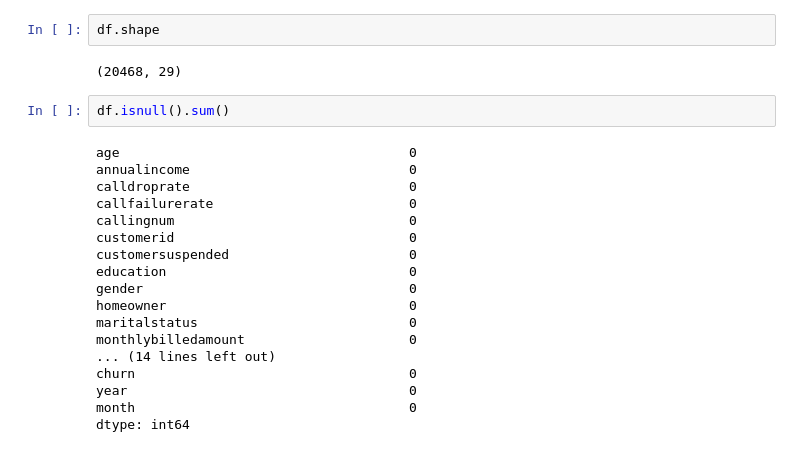
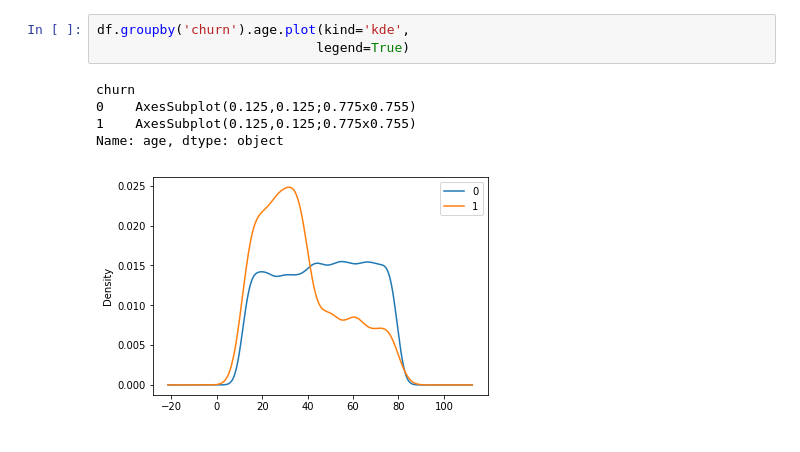
Before and after one commit to krisbock/AMLSamples, a Jupyter notebook: Customer_churn/data processing.ipynb, the cells around one changed output. Saved outputs shown, nothing was run; the diff lists cells and outputs as text.

```diff
--- a/Customer_churn/data processing.ipynb
+++ b/Customer_churn/data processing.ipynb
@@ -27,24 +14,9 @@ Index(['age', 'annualincome', 'calldroprate', 'callfailurerate', 'callingnum',
-# %%
-df.shape
-# %% [output]
-(20468, 29)
-# %%
-df.isnull().sum()
-# %% [output]
-age                                     0
-annualincome                            0
-calldroprate                            0
-callfailurerate                         0
-callingnum                              0
-customerid                              0
-customersuspended                       0
-education                               0
-gender                                  0
-homeowner                               0
-maritalstatus                           0
-monthlybilledamount                     0
-... (14 lines left out)
-churn                                   0
-year                                    0
-month                                   0
-dtype: int64
+# %%
+df.groupby('churn').age.plot(kind='kde',
+                            legend=True)
+# %% [output]
+churn
+0    AxesSubplot(0.125,0.125;0.775x0.755)
+1    AxesSubplot(0.125,0.125;0.775x0.755)
+Name: age, dtype: object
+[figure, added]
```
Also changed, not shown: parts of 7 cells of this notebook, 2 other files.
